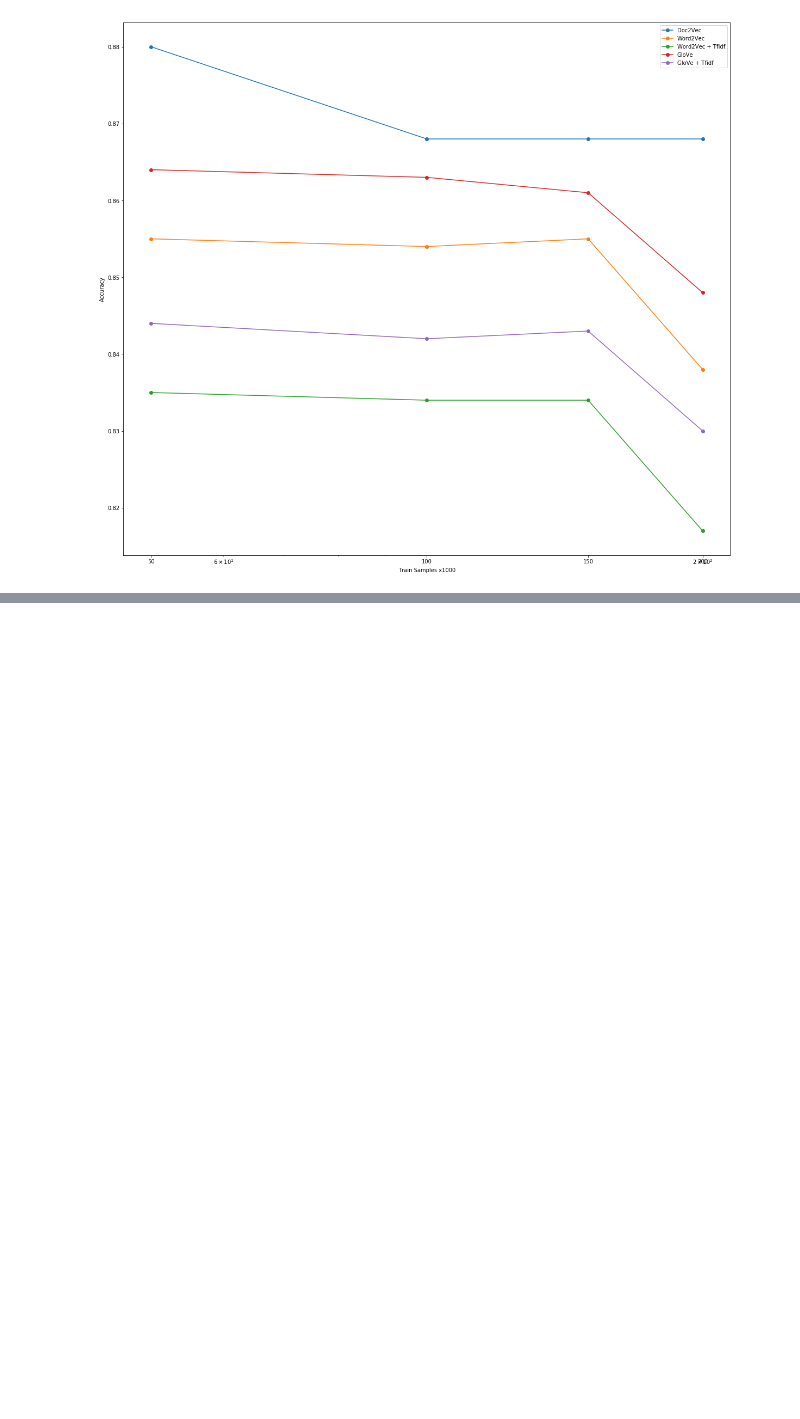
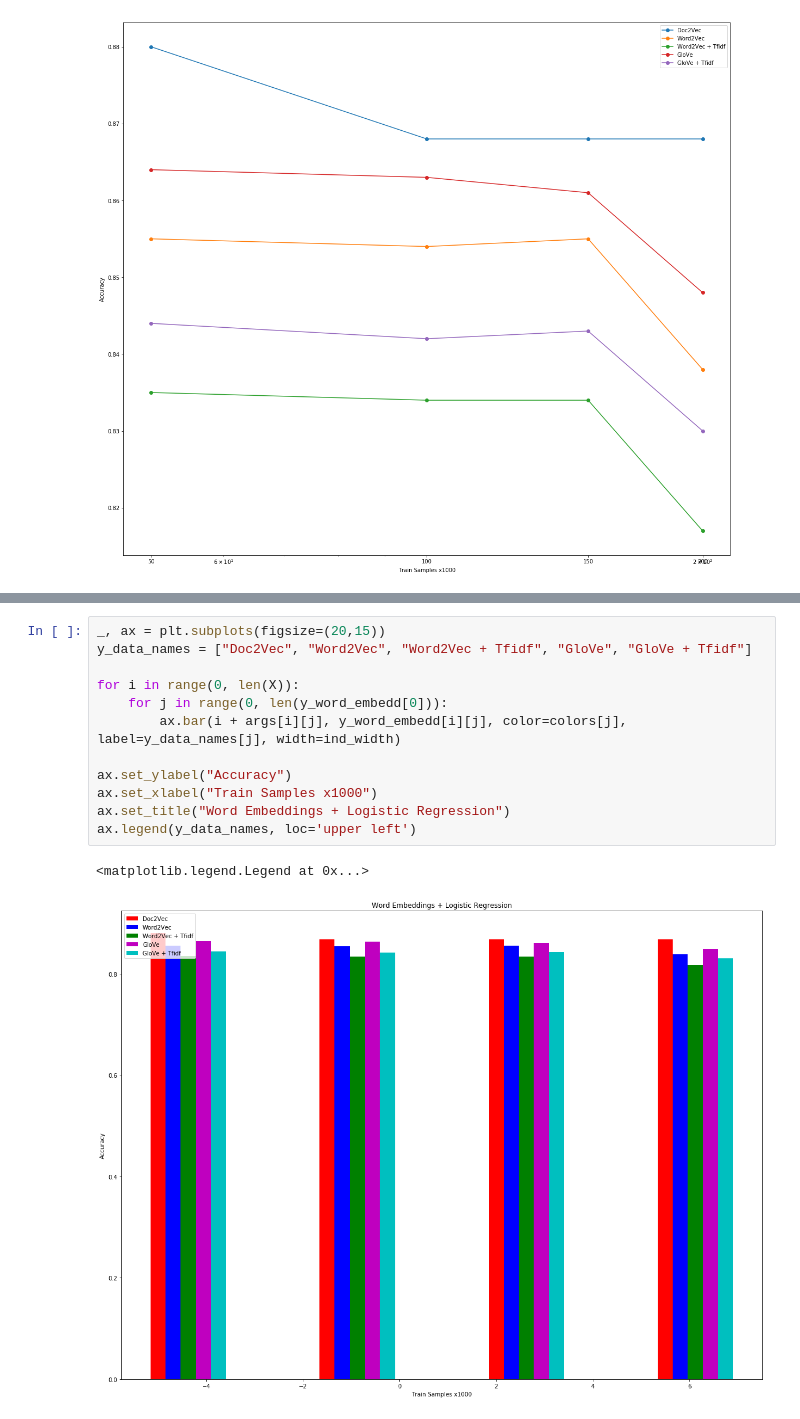
Before and after one commit to tamarakatic/sentiment-analysis-in-amazon-reviews, a Jupyter notebook: notebooks/3.0-bow-vs-pretrained_word_embeddings.ipynb, the cells around one changed output, grey strips where cells are left out. Cells and saved outputs as stored; diff of their text form; blank space fills up the shorter version.

```diff
--- a/notebooks/3.0-bow-vs-pretrained_word_embeddings.ipynb
+++ b/notebooks/3.0-bow-vs-pretrained_word_embeddings.ipynb
@@ -60,0 +61,15 @@ ax.legend(y_data_names)
+# %%
+_, ax = plt.subplots(figsize=(20,15))
+y_data_names = ["Doc2Vec", "Word2Vec", "Word2Vec + Tfidf", "GloVe", "GloVe + Tfidf"]
+
+for i in range(0, len(X)):
+    for j in range(0, len(y_word_embedd[0])):
+        ax.bar(i + args[i][j], y_word_embedd[i][j], color=colors[j], label=y_data_names[j], width=ind_width)
+
+ax.set_ylabel("Accuracy")
+ax.set_xlabel("Train Samples x1000")
+ax.set_title("Word Embeddings + Logistic Regression")
+ax.legend(y_data_names, loc='upper left')
+# %% [output]
+<matplotlib.legend.Legend at 0x...>
+[figure, added]
```
Also changed, not shown: parts of 2 cells of this notebook.
